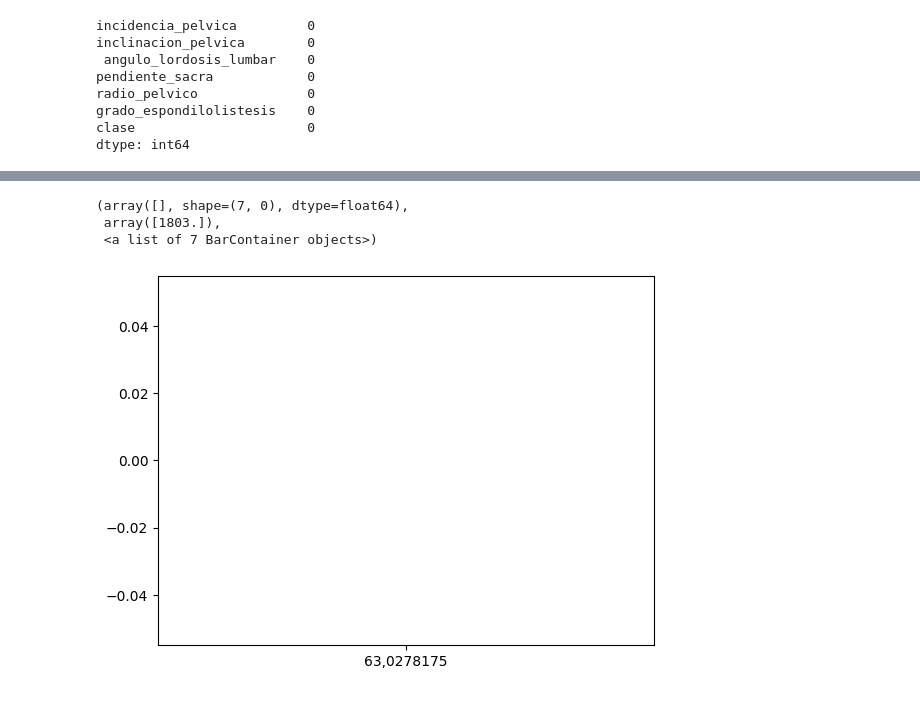
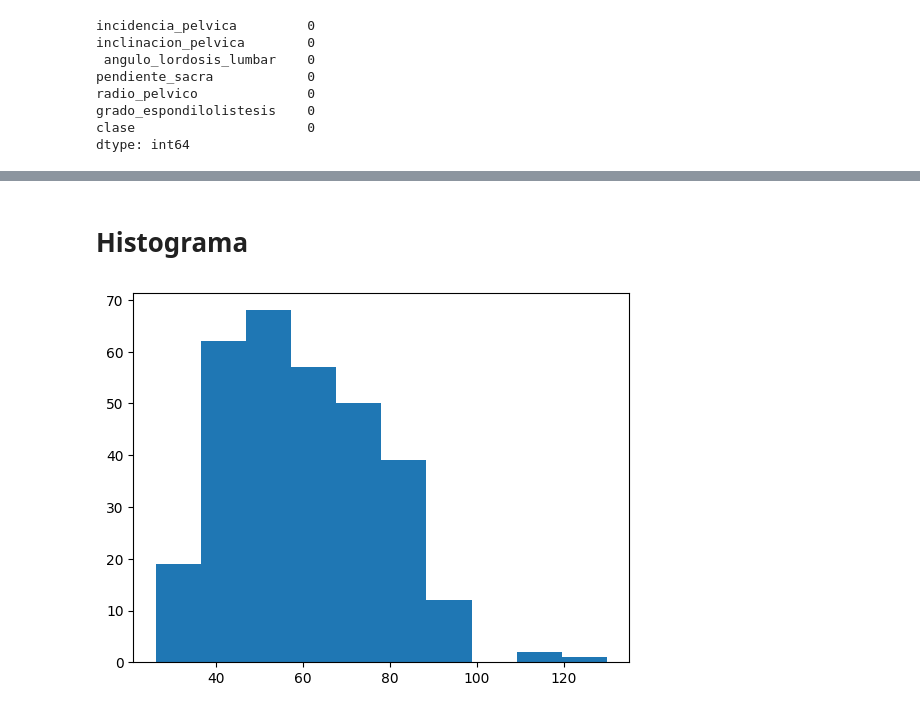
Before and after one commit to notGabo/ET_MachineLearning, a Jupyter notebook: et_ml.ipynb, the cells around one changed output, grey strips where cells are left out. Saved outputs shown, nothing was run; the diff lists cells and outputs as text; code cells hidden in the pictures.

Commit message:
avance heatmap

```diff
--- a/et_ml.ipynb
+++ b/et_ml.ipynb
@@ -20,7 +20,10 @@ def ConvertirAFloat(df, columna):
     df[columna] = df[columna].str.replace(',', '.').astype(float)
     return df
 
-df.head(5)
+for columna in paraConvertir:
+    df = ConvertirAFloat(df, columna)
+
+df.head(10)
 # %% [output]
 |  | incidencia_pelvica | inclinacion_pelvica | angulo_lordosis_lumbar | pendiente_sacra | radio_pelvico | ... |
 | 0 | 63.027817 | 22.552586 | 39.609117 | 40.475232 | 98.672917 | ... |
@@ -85,7 +101,7 @@ dtype: int64
+# %% [markdown]
+# Histograma
 # %%
-plt.hist(data,['incidencia_pelvica'])
+plt.hist(df['incidencia_pelvica'])
+plt.show()
 # %% [output]
-(array([], shape=(7, 0), dtype=float64),
- array([1803.]),
- <a list of 7 BarContainer objects>)
-[figure, old version]
+[figure, new version]
```
Also changed, not shown: parts of 10 cells of this notebook.
